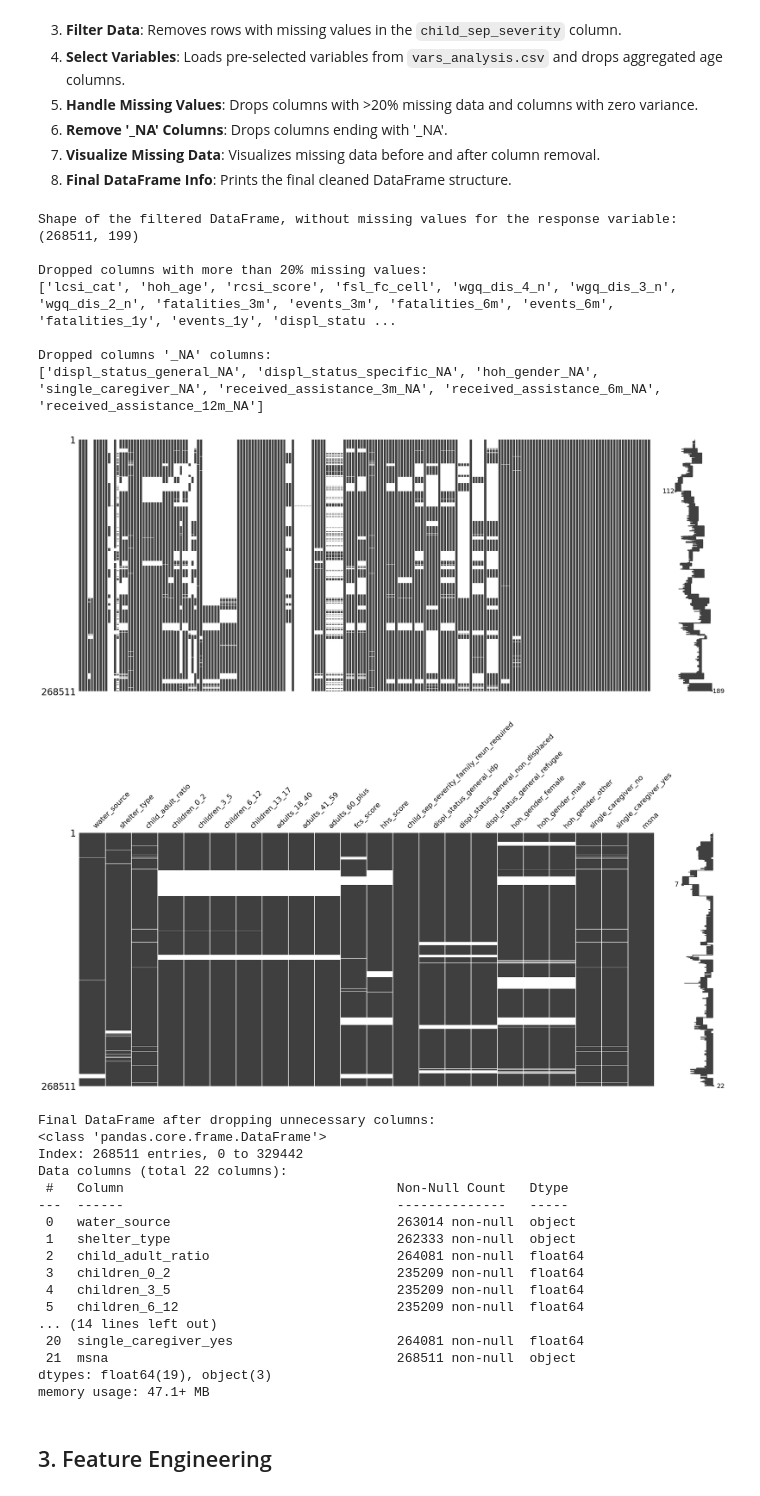
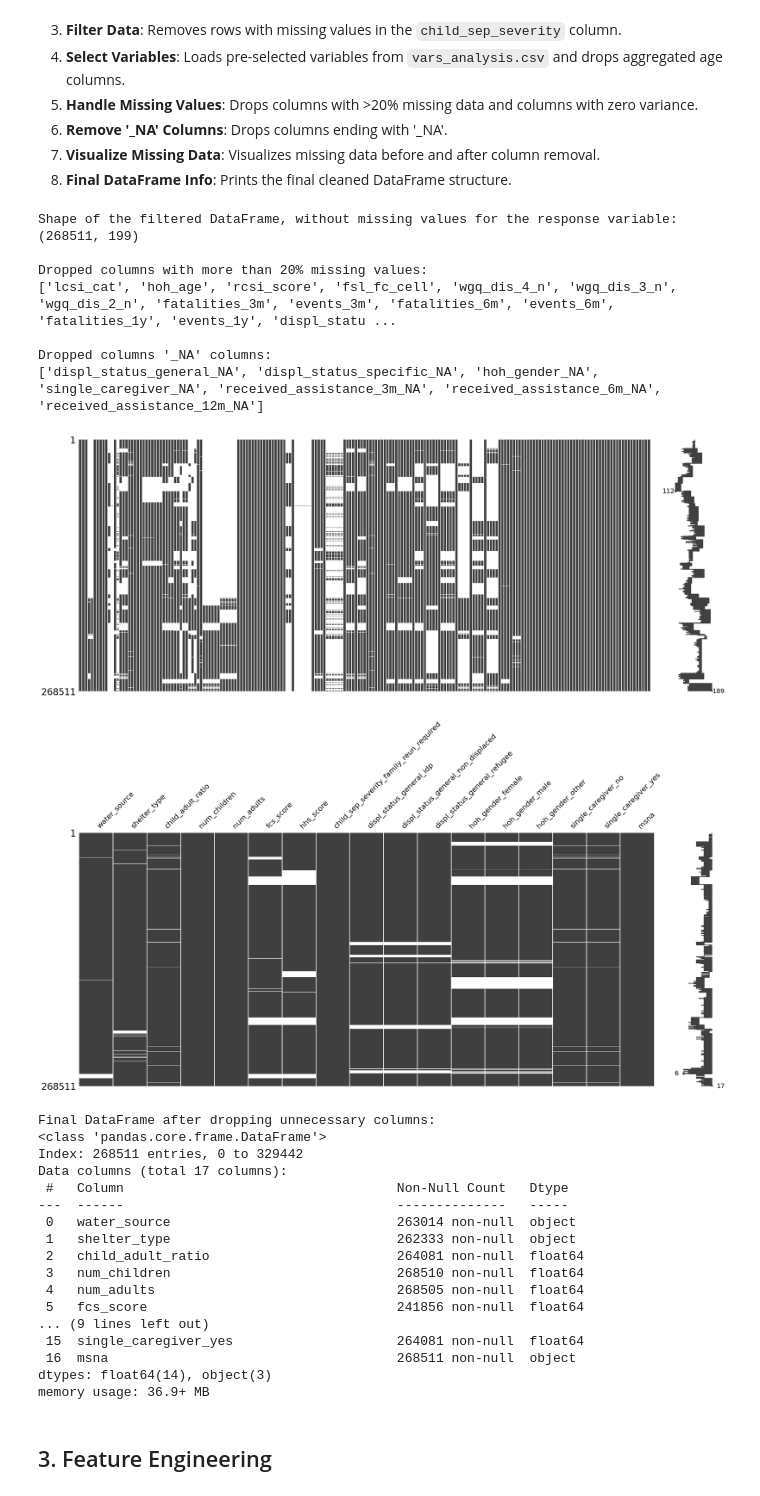
Before and after one commit to jprlink/child_sep_ml, a Jupyter notebook: child_sep_ml_anom.ipynb, the cells around one changed output. Saved outputs shown, nothing was run; the diff lists cells and outputs as text; code cells hidden in the pictures.

```diff
--- a/child_sep_ml_anom.ipynb
+++ b/child_sep_ml_anom.ipynb
@@ -227,15 +189,11 @@ def drop_columns_with_condition(df, condition, description):
 data_filtered = data.dropna(subset=['child_sep_severity'])
 print("\nShape of the filtered DataFrame, without missing values for the response variable:", data_filtered.shape)
 
-# Load variables to consider for the model
+# Load variables to consider for the model (that are not redundant because based on same data)
 vars_analysis = pd.read_csv('vars_analysis.csv')['variable'].tolist()
 
-# Select columns that were pre-selected for analysis and present in the dataset
+# Exclude columns that are redundant because based on same data
 data_select = data_filtered[vars_analysis].copy()
-
-# Exclude the two aggregated age variables
-aggregate_features = ['num_children', 'num_adults']
-data_select = data_select.drop(columns=aggregate_features, errors='ignore')
 
 # Identify columns with more than 20% missing values
 missing_percentage = data_select.isnull().mean() * 100
@@ -243,51 +201,51 @@ columns_with_many_missing = missing_percentage > 20
 
 # Drop columns with more than 20% missing values
 data_select = drop_columns_with_condition(data_select, columns_with_many_missing, "with more than 20% missing values")
 
 # Drop columns with zero variance (only one unique value)
 zero_variance_condition = data_select.nunique() <= 1
 data_select = drop_columns_with_condition(data_select, zero_variance_condition, "with zero variance")
 
 # Identify and drop variables ending with '_NA'
 na_columns = [col for col in data_select.columns if col.endswith('_NA')]
 data_select = drop_columns_with_condition(data_select, data_select.columns.isin(na_columns), "'_NA' columns")
 
 # Visualize missing data matrix before and after dropping columns
 msno.matrix(data_filtered)
 plt.show()
 msno.matrix(data_select)
 plt.show()
 
 # Display final DataFrame info
 print("\nFinal DataFrame after dropping unnecessary columns:")
 data_select.info()
 # %% [output]
 Shape of the filtered DataFrame, without missing values for the response variable: (268511, 199)
 
 Dropped columns with more than 20% missing values:
 ['lcsi_cat', 'hoh_age', 'rcsi_score', 'fsl_fc_cell', 'wgq_dis_4_n', 'wgq_dis_3_n', 'wgq_dis_2_n', 'fatalities_3m', 'events_3m', 'fatalities_6m', 'events_6m', 'fatalities_1y', 'events_1y', 'displ_statu ...
 
 Dropped columns '_NA' columns:
 ['displ_status_general_NA', 'displ_status_specific_NA', 'hoh_gender_NA', 'single_caregiver_NA', 'received_assistance_3m_NA', 'received_assistance_6m_NA', 'received_assistance_12m_NA']
 [figure]
-[figure, old version]
+[figure, new version]
 Final DataFrame after dropping unnecessary columns:
 <class 'pandas.core.frame.DataFrame'>
 Index: 268511 entries, 0 to 329442
-Data columns (total 22 columns):
+Data columns (total 17 columns):
  #   Column                                   Non-Null Count   Dtype
 ---  ------                                   --------------   -----
  0   water_source                             263014 non-null  object
  1   shelter_type                             262333 non-null  object
  2   child_adult_ratio                        264081 non-null  float64
- 3   children_0_2                             235209 non-null  float64
- 4   children_3_5                             235209 non-null  float64
- 5   children_6_12                            235209 non-null  float64
-... (14 lines left out)
- 20  single_caregiver_yes                     264081 non-null  float64
- 21  msna                                     268511 non-null  object
-dtypes: float64(19), object(3)
-memory usage: 47.1+ MB
+ 3   num_children                             268510 non-null  float64
+ 4   num_adults                               268505 non-null  float64
+ 5   fcs_score                                241856 non-null  float64
+... (9 lines left out)
+ 15  single_caregiver_yes                     264081 non-null  float64
+ 16  msna                                     268511 non-null  object
+dtypes: float64(14), object(3)
+memory usage: 36.9+ MB
 # %% [markdown]
 ## 3. Feature Engineering
 # %%
```
Also changed, not shown: parts of 18 cells of this notebook, 5 other files.
